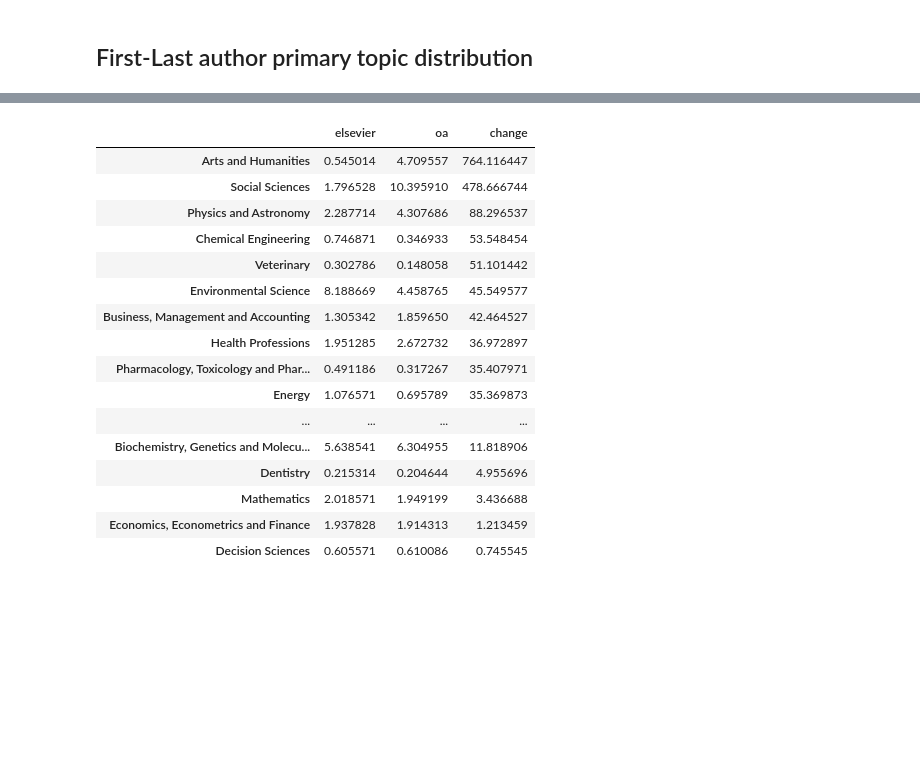
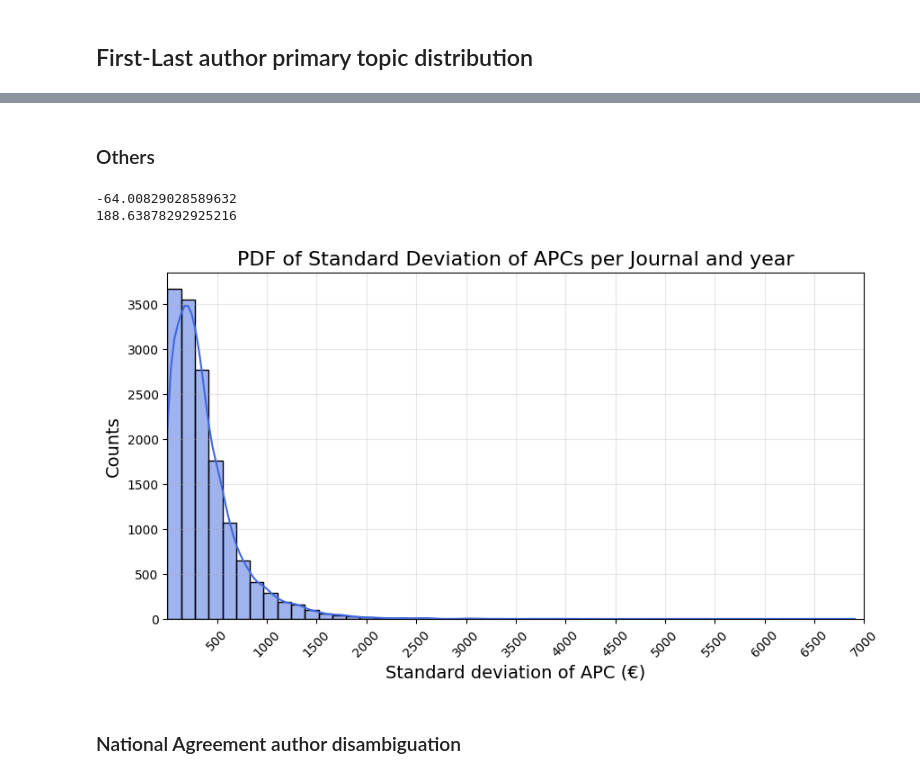
Before and after one commit to APVsiris/2025MESRE, a Jupyter notebook: notebooks/2.0-apv-preliminaryanalysis.ipynb, the cells around one changed output, grey strips where cells are left out. Cells and saved outputs as stored; diff of their text form; code cells hidden in the pictures; blank space fills up the shorter version.

```diff
--- a/notebooks/2.0-apv-preliminaryanalysis.ipynb
+++ b/notebooks/2.0-apv-preliminaryanalysis.ipynb
@@ -257,21 +359,50 @@ axs.legend(loc='upper center', bbox_to_anchor=(0.5, -0.3), ncol=2)
-# %%
-df_tmp_1['change'] = abs(df_tmp_1.elsevier - df_tmp_1.oa) / df_tmp_1.elsevier * 100
-df_tmp_1.sort_values('change', ascending = False)
-# %% [output]
-|  | elsevier | oa | change |
-| Arts and Humanities | 0.545014 | 4.709557 | 764.116447 |
-| Social Sciences | 1.796528 | 10.395910 | 478.666744 |
-| Physics and Astronomy | 2.287714 | 4.307686 | 88.296537 |
-| Chemical Engineering | 0.746871 | 0.346933 | 53.548454 |
-| Veterinary | 0.302786 | 0.148058 | 51.101442 |
-| Environmental Science | 8.188669 | 4.458765 | 45.549577 |
-| Business, Management and Accounting | 1.305342 | 1.859650 | 42.464527 |
-| Health Professions | 1.951285 | 2.672732 | 36.972897 |
-| Pharmacology, Toxicology and Phar... | 0.491186 | 0.317267 | 35.407971 |
-| Energy | 1.076571 | 0.695789 | 35.369873 |
-| ... | ... | ... | ... |
-| Biochemistry, Genetics and Molecu... | 5.638541 | 6.304955 | 11.818906 |
-| Dentistry | 0.215314 | 0.204644 | 4.955696 |
-| Mathematics | 2.018571 | 1.949199 | 3.436688 |
-| Economics, Econometrics and Finance | 1.937828 | 1.914313 | 1.213459 |
-| Decision Sciences | 0.605571 | 0.610086 | 0.745545 |
+# %% [markdown]
+### Others
+# %%
+df_apc_paid = df[~df.euro.isna()].reset_index(drop = True)
+df_apc_paid['apc_paid'] = df_apc_paid.apc_paid.apply(lambda x: ast.literal_eval(x) if isinstance(x, str) else {})
+df_apc_paid['value_usd'] = df_apc_paid['apc_paid'].apply(
+    lambda x: x.get('value_usd') if isinstance(x, dict) else None
+)
+df_apc_paid['value_usd_to_eur'] = df_apc_paid.apply(lambda x: x['value_usd']*df_money.at[x['publication_year'], 'avg_eur_per_usd'], axis = 1)
+
+print((df_apc_paid['value_usd_to_eur'] - df_apc_paid['euro']).mean())
+print((df_apc_paid['value_usd_to_eur'] - df_apc_paid['euro']).std())
+# %% [output]
+-64.00829028589632
+188.63878292925216
+# %%
+interest_cols = ['doi', 'euro', 'issn_l', 'period']
+df_open_apc = pd.read_csv('../data/external/apc_de.csv')[interest_cols]
+
+df_interest = pd.read_csv('../data/interim/initial_dataset_elsevierwiliey.csv')
+
+df_tmp = df_interest.merge(df_open_apc.rename(columns={'doi': 'doi_apc'}), left_on = 'doi_corr', right_on = 'doi_apc', how = 'left')
+df_tmp = df_tmp.drop(columns=['doi_apc', 'period']).rename(columns={'doi_x': 'doi'})
+
+valid_issns = df_tmp['issn_l_y'].dropna().unique()
+median_apc = (df_open_apc[df_open_apc['issn_l'].isin(valid_issns)].groupby(['issn_l', 'period'])['euro'].median())
+counts = (df_open_apc[df_open_apc['issn_l'].isin(df_tmp['issn_l_y'].dropna().unique())].groupby(['issn_l', 'period'])['euro'].count())
+
+df_tmp['median'] = pd.Series(list(zip(df_tmp['issn_l_x'], df_tmp['publication_year']))).map(median_apc)
+df_tmp = df_tmp.drop(columns=['issn_l_y']).rename(columns={'issn_l_x': 'issn_l'})
+
+std_apc = (df_open_apc[df_open_apc['issn_l'].isin(valid_issns)].groupby(['issn_l', 'period'])['euro'].std())
+
+std_values = std_apc.dropna()
+
+plt.figure(figsize=(10, 5))
+sns.histplot(std_values, bins=50, kde=True, color='royalblue')  # KDE adds a smooth PDF
+
+plt.xlabel('Standard deviation of APC (€)', fontsize=14)
+plt.ylabel('Counts', fontsize=14)
+plt.xlim(0, 7e3)
+xticks = np.arange(500, int(std_values.max()) + 500, 500)
+plt.xticks(xticks, labels=[str(int(x)) for x in xticks], rotation=45)
+plt.title('PDF of Standard Deviation of APCs per Journal and year', fontsize=16)
+plt.grid(alpha=0.3)
+plt.show()
+# %% [output]
+[figure, added]
+# %% [markdown]
+### National Agreement author disambiguation
```
Also changed, not shown: parts of 16 cells of this notebook, 10 other files.
